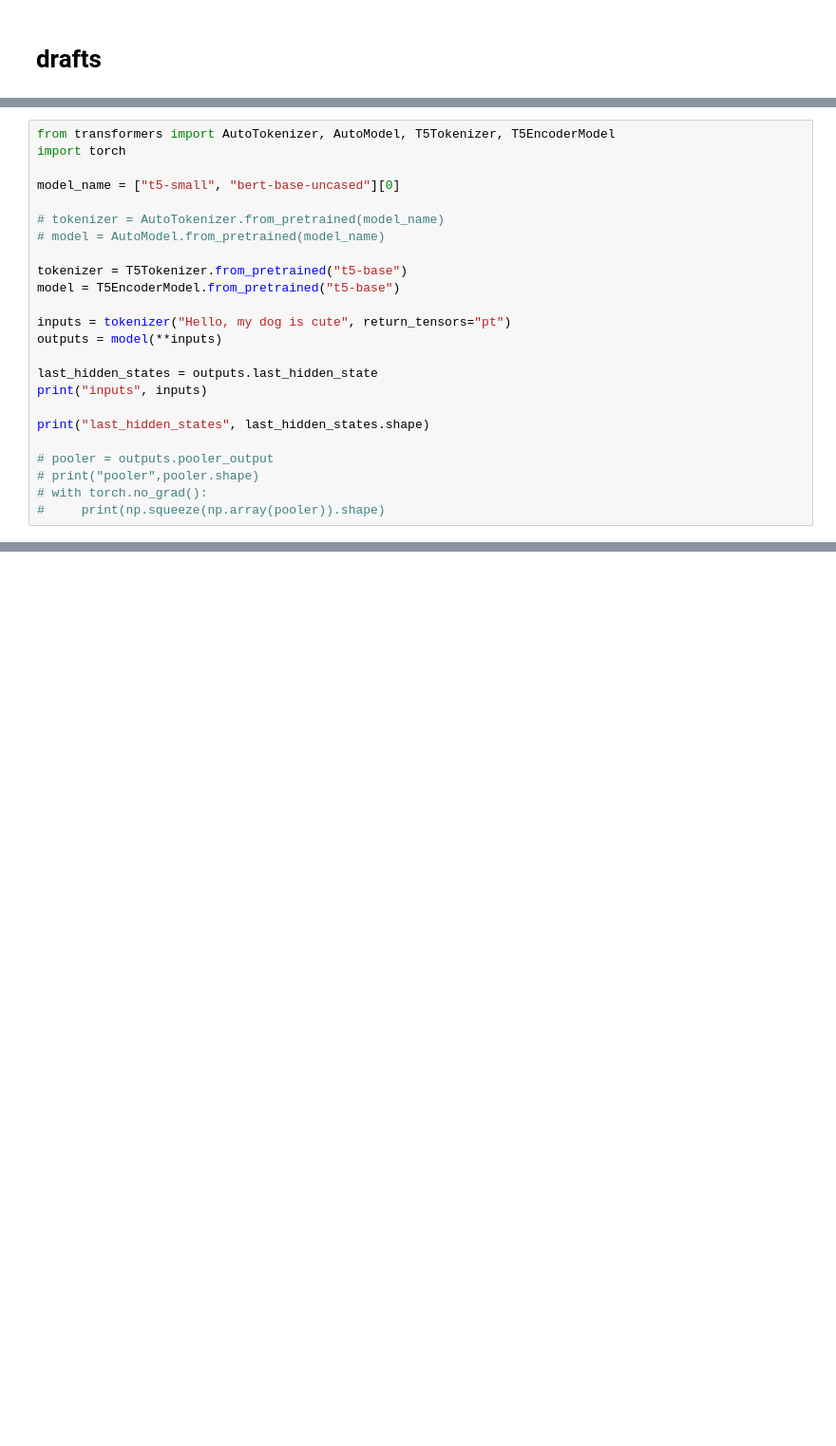
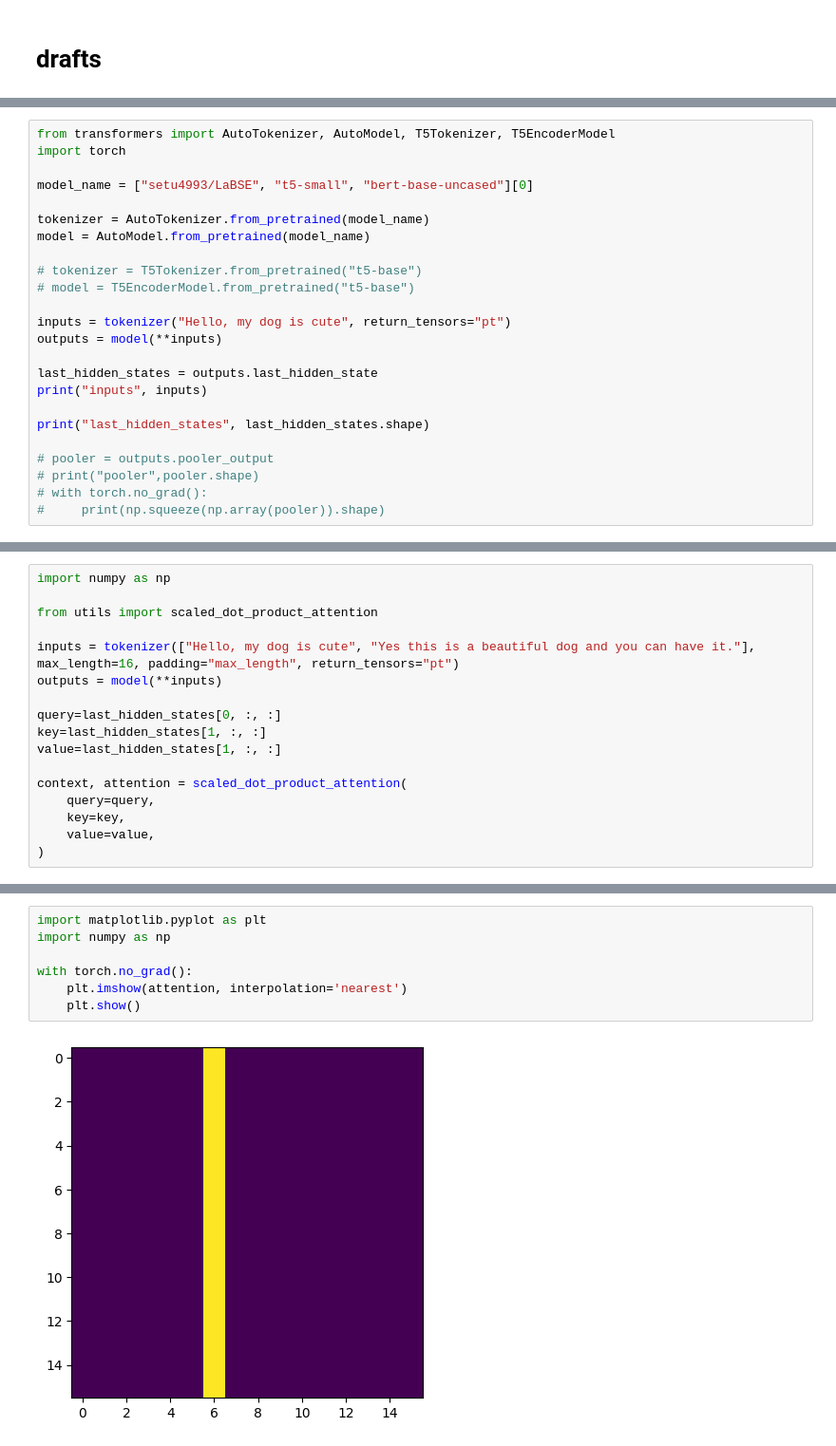
Before and after one commit to Master-Thesis-SLPL/multidoc-conv-qa, a Jupyter notebook: src/retriever/DR_FUD.ipynb, the cells around one changed output, grey strips where cells are left out. Shown: that part at 95% size. Drawn from its saved outputs; the diff is of its cells as text; blank space fills up the shorter version.

```diff
--- a/src/retriever/DR_FUD.ipynb
+++ b/src/retriever/DR_FUD.ipynb
@@ -282,13 +338,13 @@ list(map(lambda x: np.dot(x, query_sim) /
 from transformers import AutoTokenizer, AutoModel, T5Tokenizer, T5EncoderModel
 import torch
 
-model_name = ["t5-small", "bert-base-uncased"][0]
+model_name = ["setu4993/LaBSE", "t5-small", "bert-base-uncased"][0]
 
-# tokenizer = AutoTokenizer.from_pretrained(model_name)
-# model = AutoModel.from_pretrained(model_name)
+tokenizer = AutoTokenizer.from_pretrained(model_name)
+model = AutoModel.from_pretrained(model_name)
 
-tokenizer = T5Tokenizer.from_pretrained("t5-base")
-model = T5EncoderModel.from_pretrained("t5-base")
+# tokenizer = T5Tokenizer.from_pretrained("t5-base")
+# model = T5EncoderModel.from_pretrained("t5-base")
 
 inputs = tokenizer("Hello, my dog is cute", return_tensors="pt")
 outputs = model(**inputs)
@@ -312,0 +361,17 @@ print(neigh.predict_proba([[0.9]]))
+# %%
+import numpy as np
+
+from utils import scaled_dot_product_attention
+
+inputs = tokenizer(["Hello, my dog is cute", "Yes this is a beautiful dog and you can have it."], max_length=16, padding="max_length", return_tensors="pt")
+outputs = model(**inputs)
+
+query=last_hidden_states[0, :, :]
+key=last_hidden_states[1, :, :]
+value=last_hidden_states[1, :, :]
+
+context, attention = scaled_dot_product_attention(
+    query=query,
+    key=key,
+    value=value,
+)
@@ -312,0 +382,9 @@ print(neigh.predict_proba([[0.9]]))
+# %%
+import matplotlib.pyplot as plt
+import numpy as np
+
+with torch.no_grad():
+    plt.imshow(attention, interpolation='nearest')
+    plt.show()
+# %% [output]
+[figure, added]
```
Also changed, not shown: parts of 35 cells of this notebook.
